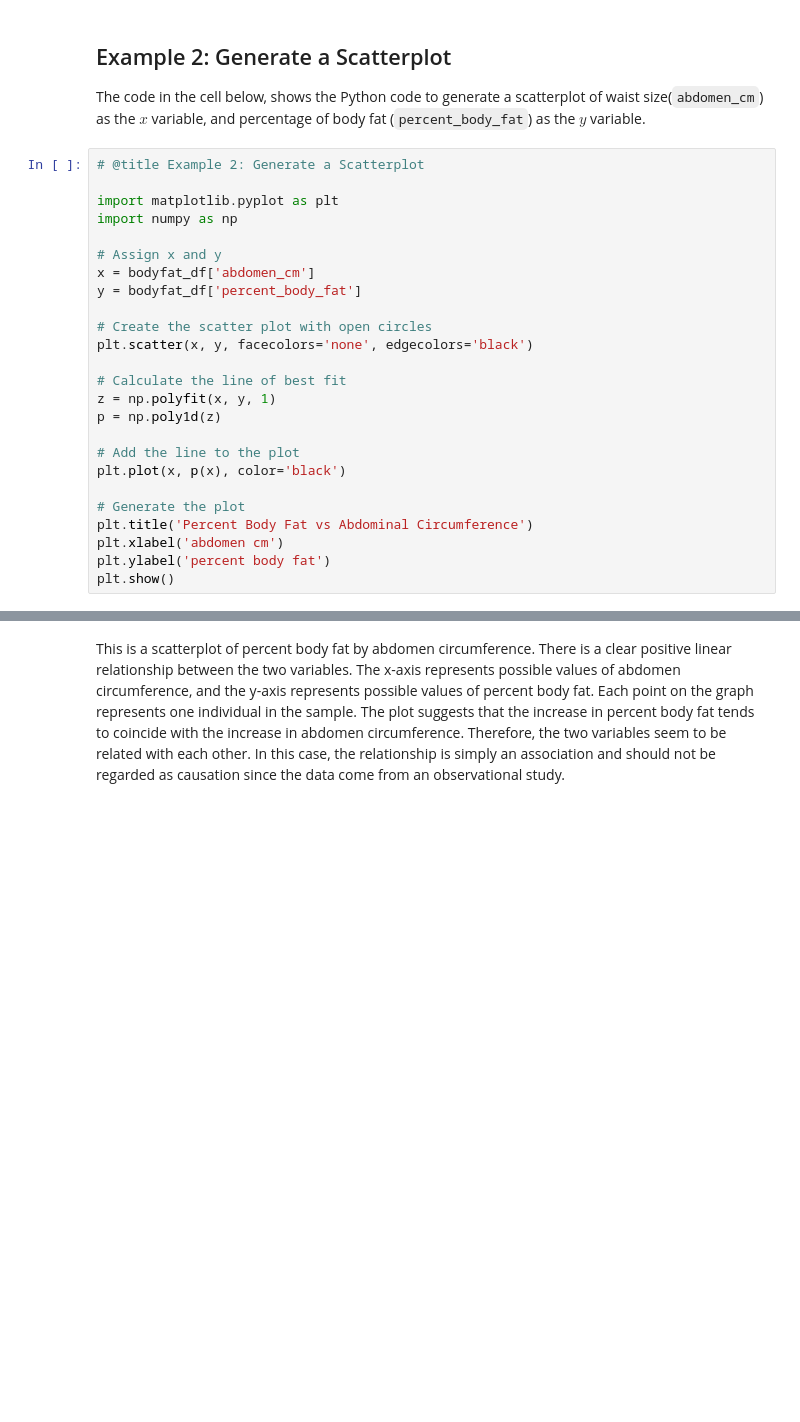
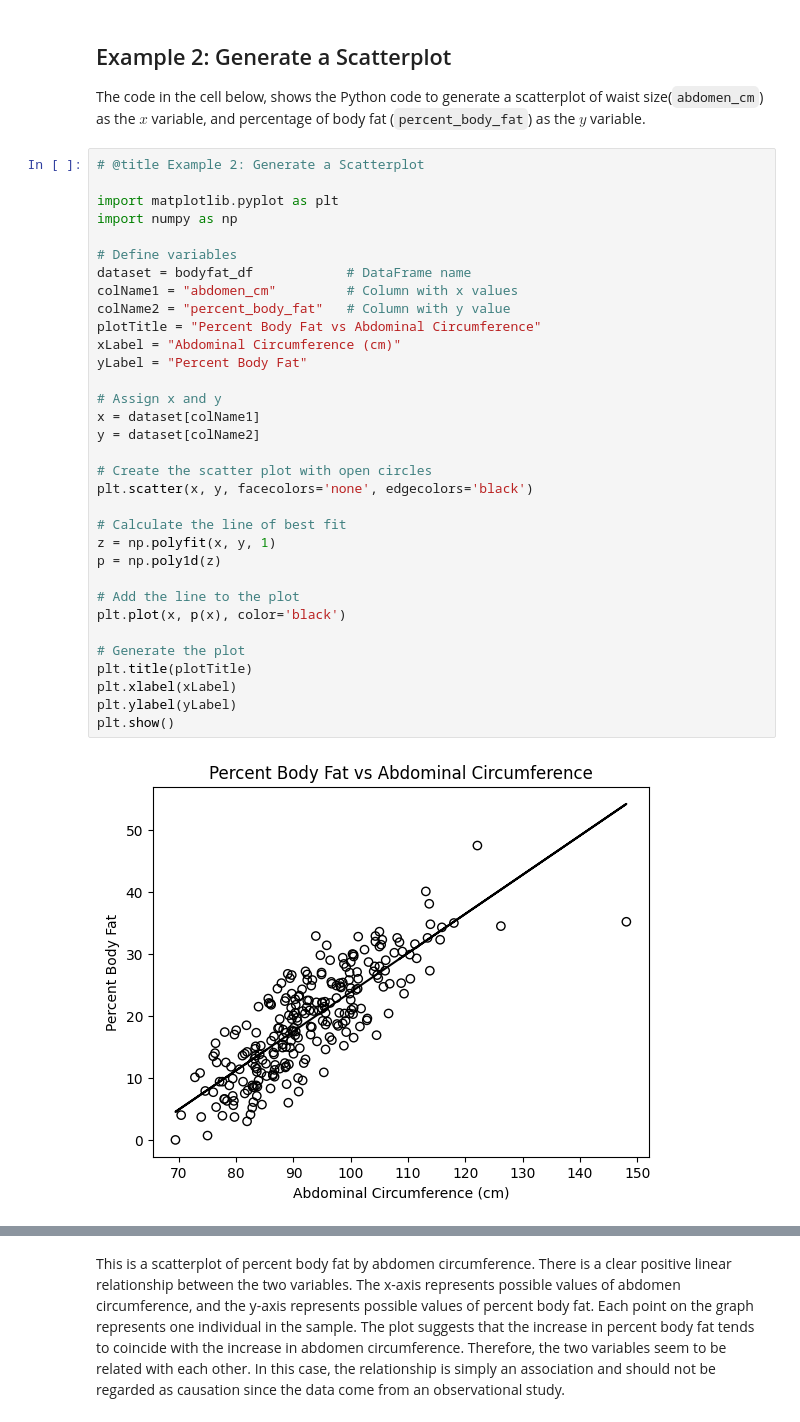
Before and after one commit to DavidSenseman/STA1403, a Jupyter notebook: Chapter_03A.ipynb, the cells around one changed output, grey strips where cells are left out. Cells and saved outputs as stored; diff of their text form; blank space fills up the shorter version.

```diff
--- a/Chapter_03A.ipynb
+++ b/Chapter_03A.ipynb
@@ -185,28 +255,38 @@ The code in the cell below, shows the Python code to generate a scatterplot of w
 # %%
 # @title Example 2: Generate a Scatterplot
 
 import matplotlib.pyplot as plt
 import numpy as np
 
+# Define variables
+dataset = bodyfat_df            # DataFrame name
+colName1 = "abdomen_cm"         # Column with x values
+colName2 = "percent_body_fat"   # Column with y value
+plotTitle = "Percent Body Fat vs Abdominal Circumference"
+xLabel = "Abdominal Circumference (cm)"
+yLabel = "Percent Body Fat"
+
 # Assign x and y
-x = bodyfat_df['abdomen_cm']
-y = bodyfat_df['percent_body_fat']
+x = dataset[colName1]
+y = dataset[colName2]
 
 # Create the scatter plot with open circles
 plt.scatter(x, y, facecolors='none', edgecolors='black')
 
 # Calculate the line of best fit
 z = np.polyfit(x, y, 1)
 p = np.poly1d(z)
 
 # Add the line to the plot
 plt.plot(x, p(x), color='black')
 
 # Generate the plot
-plt.title('Percent Body Fat vs Abdominal Circumference')
-plt.xlabel('abdomen cm')
-plt.ylabel('percent body fat')
+plt.title(plotTitle)
+plt.xlabel(xLabel)
+plt.ylabel(yLabel)
 plt.show()
+# %% [output]
+[figure, added]
 # %% [markdown]
 If the code is correct, you should see the following output:
 
```
Also changed, not shown: parts of 37 cells of this notebook.
